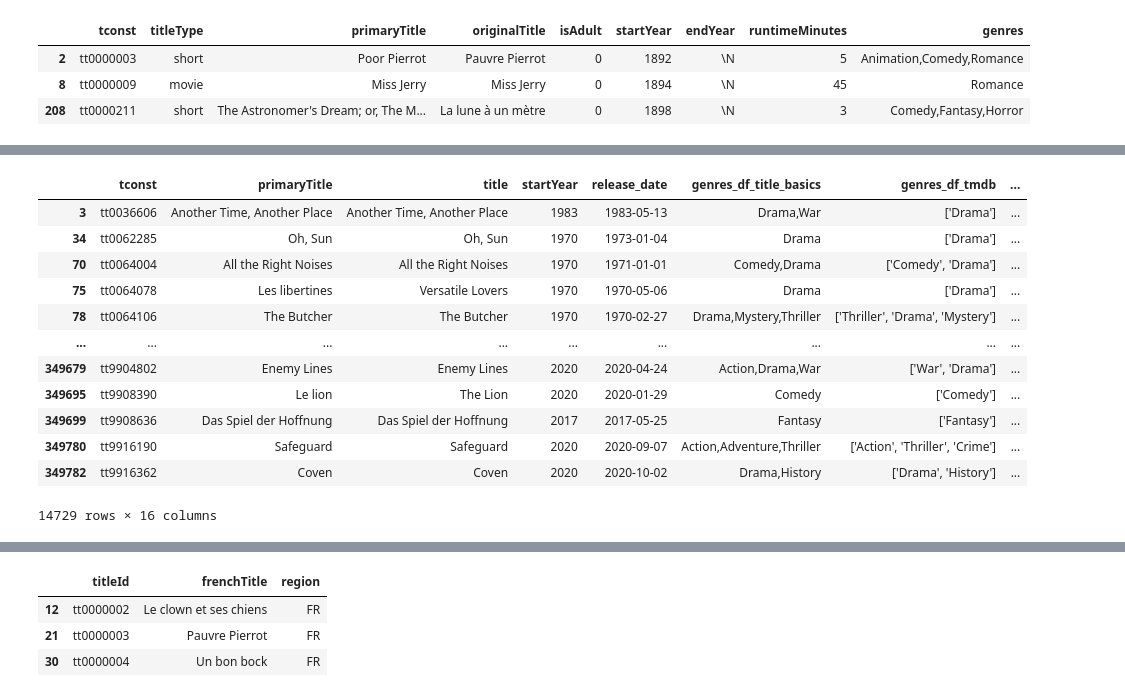
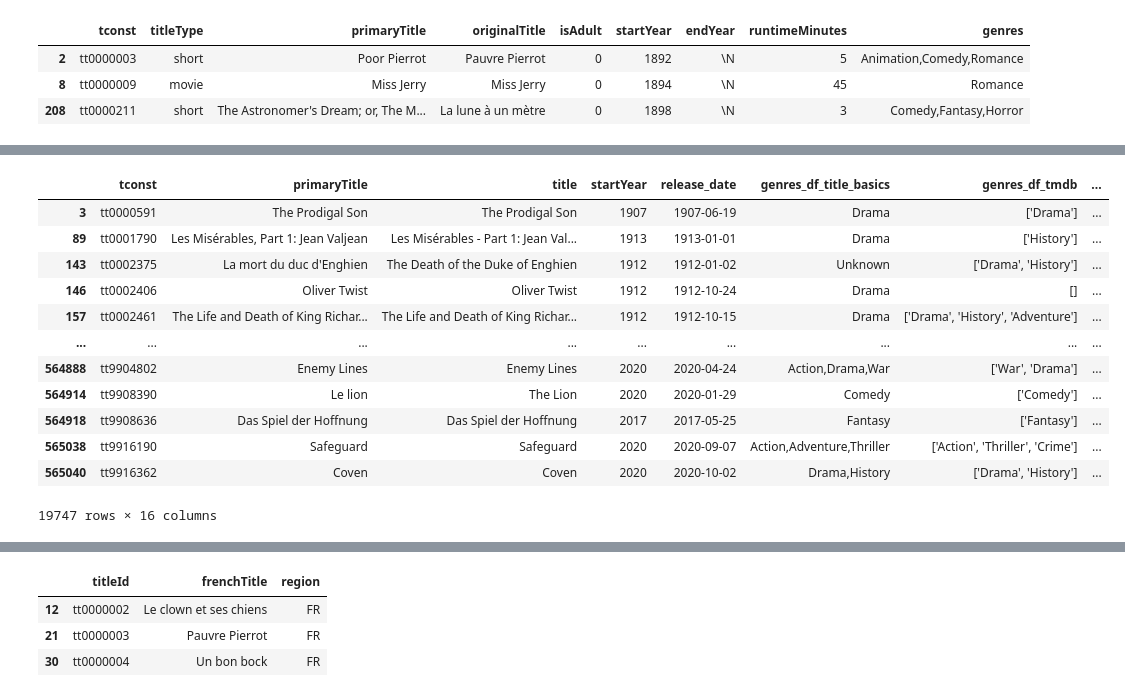
Before and after one commit to Idumii/WildCodeSchool-Projet2, a Jupyter notebook: base.ipynb, the cells around one changed output, grey strips where cells are left out. Saved outputs shown, nothing was run; the diff lists cells and outputs as text; code cells hidden in the pictures.

```diff
--- a/base.ipynb
+++ b/base.ipynb
@@ -83,9 +75,3 @@ display(df_title_basics_copy.head(3))
 | 2 | tt0000003 | short | Poor Pierrot | Pauvre Pierrot | 0 | 1892 | \N | 5 | Animation,Comedy,Romance |
 | 8 | tt0000009 | movie | Miss Jerry | Miss Jerry | 0 | 1894 | \N | 45 | Romance |
 | 208 | tt0000211 | short | The Astronomer's Dream; or, The M... | La lune à un mètre | 0 | 1898 | \N | 3 | Comedy,Fantasy,Horror |
-# %%
-# On enlève les films sortis avant 1970
-df_title_basics_copy['startYear'] = pd.to_numeric(df_title_basics_copy['startYear'], errors='coerce',downcast ='signed')
-df_title_basics_copy = df_title_basics_copy[df_title_basics_copy['startYear'] >= 1970]
-
-display(df_title_basics_copy)
@@ -141,46 +104,46 @@ df_merged = df_merged.drop(columns=['isAdult', 'originalTitle', 'endYear', 'adul
 
 # On transforme les colonnes 'runtimeMinutes', 'id', 'popularity', 'runtime', 'revenue', 'vote_average', 'vote_count' en numérique
 df_merged['runtimeMinutes'] = pd.to_numeric(df_merged['runtimeMinutes'], errors='coerce', downcast='signed').astype('Int64')
 df_merged['id'] = pd.to_numeric(df_merged['id'], errors='coerce', downcast='integer').astype('Int64')
 df_merged['popularity'] = pd.to_numeric(df_merged['popularity'], errors='coerce', downcast='signed')
 df_merged['revenue'] = pd.to_numeric(df_merged['revenue'], errors='coerce', downcast='signed')
 df_merged['vote_average'] = pd.to_numeric(df_merged['vote_average'], errors='coerce', downcast='signed')
 df_merged['vote_count'] = pd.to_numeric(df_merged['vote_count'], errors='coerce', downcast='signed').astype('Int64')
 
 # On transforme la colonne 'startYear' en datetime
-df_merged['startYear'] = df_merged['startYear'].astype('Int64')
+df_title_basics_copy['startYear'] = pd.to_numeric(df_title_basics_copy['startYear'], errors='coerce',downcast ='signed').astype('Int64')
 df_merged['startYear'] = pd.to_datetime(df_merged['startYear'], format='%Y', errors='coerce').dt.to_period('Y')
 
 # On transforme la colonne 'release_date' en datetime
 df_merged['release_date'] = pd.to_datetime(df_merged['release_date'], format='%Y-%m-%d', errors='coerce').dt.date
 
 # On filtre la colonne 'production_country' pour ne garder que les pays de production souhaités : USA,FR,GB
 df_filtered = df_merged[df_merged['production_countries'].str.contains('USA|GB|FR', na=False)]
 
 # On réorganise les colonnes : 'tconst', 'primaryTitle', 'title', 'startYear', 'release_date', 'genre_x', 'genre_y', 'production_countries', 'runtimeMinutes', 'vote_average', 'vote_count', 'popularity', 'revenue', 'tagline', 'overview', 'id'
 df_filtered = df_filtered[['tconst', 'primaryTitle', 'title', 'startYear', 'release_date', 'genres_x', 'genres_y', 'production_countries', 'runtimeMinutes', 'vote_average', 'vote_count', 'popularity', 'revenue', 'tagline', 'overview', 'id']]
 
 # Renomme la colonne 'genres_x' en 'genres_df_title_basics' et genres_y en 'genres_df_tmdb'
 df_filtered = df_filtered.rename(columns={'genres_x': 'genres_df_title_basics', 'genres_y': 'genres_df_tmdb'})
 
 # On enlève les doublons de la colonne 'primaryTitle'
 df_filtered = df_filtered.drop_duplicates(subset=['primaryTitle'])
 
 df_filtered
 # %% [output]
 |  | tconst | primaryTitle | title | startYear | release_date | genres_df_title_basics | genres_df_tmdb | ... |
-| 3 | tt0036606 | Another Time, Another Place | Another Time, Another Place | 1983 | 1983-05-13 | Drama,War | ['Drama'] | ... |
-| 34 | tt0062285 | Oh, Sun | Oh, Sun | 1970 | 1973-01-04 | Drama | ['Drama'] | ... |
-| 70 | tt0064004 | All the Right Noises | All the Right Noises | 1970 | 1971-01-01 | Comedy,Drama | ['Comedy', 'Drama'] | ... |
-| 75 | tt0064078 | Les libertines | Versatile Lovers | 1970 | 1970-05-06 | Drama | ['Drama'] | ... |
-| 78 | tt0064106 | The Butcher | The Butcher | 1970 | 1970-02-27 | Drama,Mystery,Thriller | ['Thriller', 'Drama', 'Mystery'] | ... |
+| 3 | tt0000591 | The Prodigal Son | The Prodigal Son | 1907 | 1907-06-19 | Drama | ['Drama'] | ... |
+| 89 | tt0001790 | Les Misérables, Part 1: Jean Valjean | Les Misérables - Part 1: Jean Val... | 1913 | 1913-01-01 | Drama | ['History'] | ... |
+| 143 | tt0002375 | La mort du duc d'Enghien | The Death of the Duke of Enghien | 1912 | 1912-01-02 | Unknown | ['Drama', 'History'] | ... |
+| 146 | tt0002406 | Oliver Twist | Oliver Twist | 1912 | 1912-10-24 | Drama | [] | ... |
+| 157 | tt0002461 | The Life and Death of King Richar... | The Life and Death of King Richar... | 1912 | 1912-10-15 | Drama | ['Drama', 'History', 'Adventure'] | ... |
 | ... | ... | ... | ... | ... | ... | ... | ... | ... |
-| 349679 | tt9904802 | Enemy Lines | Enemy Lines | 2020 | 2020-04-24 | Action,Drama,War | ['War', 'Drama'] | ... |
-| 349695 | tt9908390 | Le lion | The Lion | 2020 | 2020-01-29 | Comedy | ['Comedy'] | ... |
-| 349699 | tt9908636 | Das Spiel der Hoffnung | Das Spiel der Hoffnung | 2017 | 2017-05-25 | Fantasy | ['Fantasy'] | ... |
-| 349780 | tt9916190 | Safeguard | Safeguard | 2020 | 2020-09-07 | Action,Adventure,Thriller | ['Action', 'Thriller', 'Crime'] | ... |
-| 349782 | tt9916362 | Coven | Coven | 2020 | 2020-10-02 | Drama,History | ['Drama', 'History'] | ... |
+| 564888 | tt9904802 | Enemy Lines | Enemy Lines | 2020 | 2020-04-24 | Action,Drama,War | ['War', 'Drama'] | ... |
+| 564914 | tt9908390 | Le lion | The Lion | 2020 | 2020-01-29 | Comedy | ['Comedy'] | ... |
+| 564918 | tt9908636 | Das Spiel der Hoffnung | Das Spiel der Hoffnung | 2017 | 2017-05-25 | Fantasy | ['Fantasy'] | ... |
+| 565038 | tt9916190 | Safeguard | Safeguard | 2020 | 2020-09-07 | Action,Adventure,Thriller | ['Action', 'Thriller', 'Crime'] | ... |
+| 565040 | tt9916362 | Coven | Coven | 2020 | 2020-10-02 | Drama,History | ['Drama', 'History'] | ... |
-14729 rows × 16 columns
+19747 rows × 16 columns
 # %%
 df_title_akas = pd.read_csv(link_title_akas, sep="\t", low_memory=False)
 df_title_akas.head()
```
Also changed, not shown: parts of 21 cells of this notebook.
